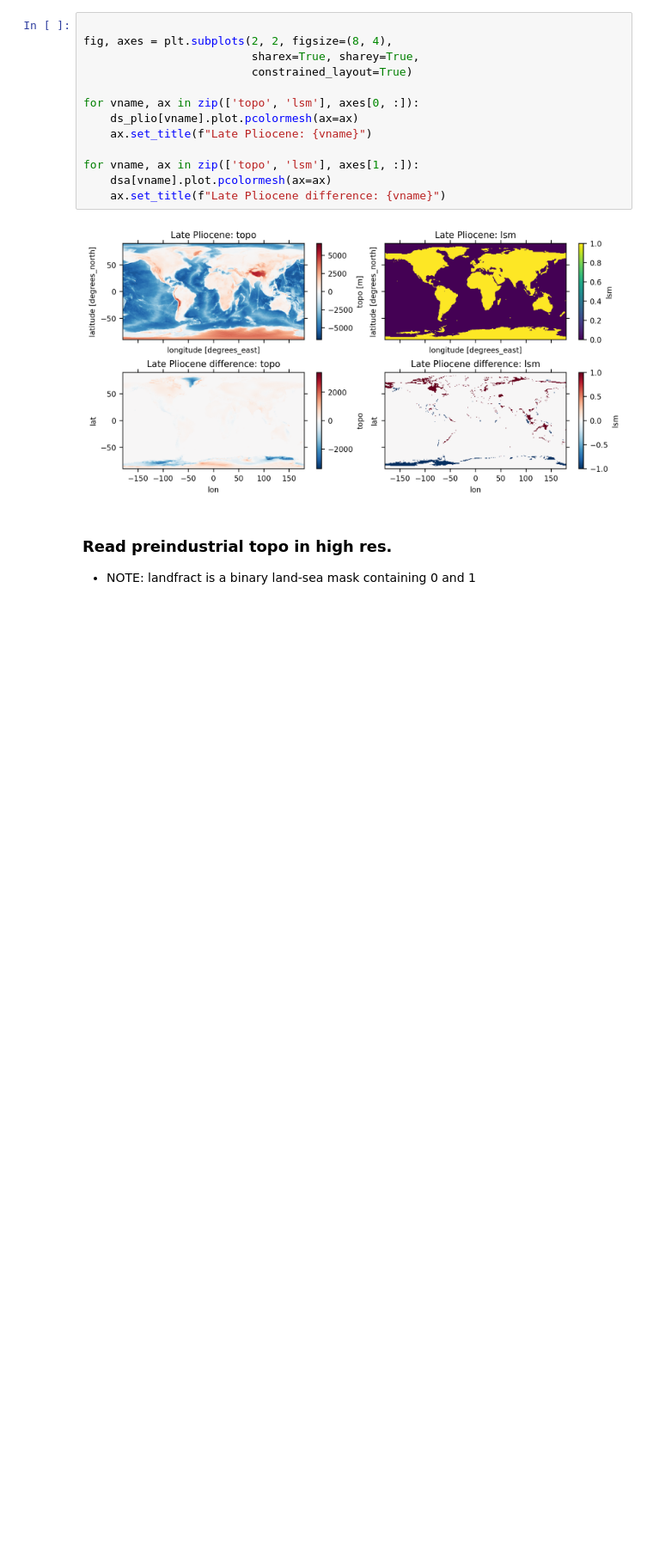
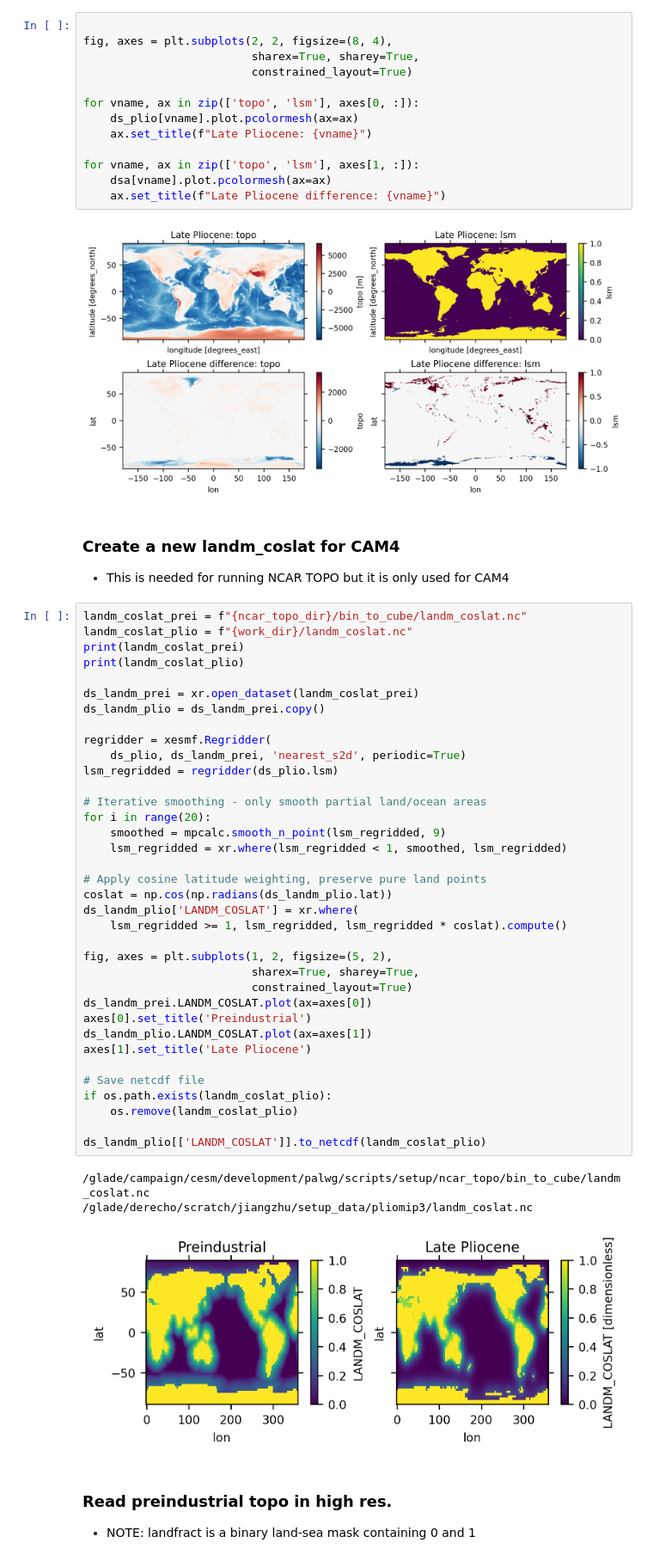
Before and after one commit to jiang-zhu/paleowg-recipes, a Jupyter notebook: cesm3_pliocene/04.setup_cam7_topo_pliomip3.ipynb, the cells around one changed output. Shown at 86% size. Drawn from its saved outputs; the diff is of its cells as text; blank space fills up the shorter version.

```diff
--- a/cesm3_pliocene/04.setup_cam7_topo_pliomip3.ipynb
+++ b/cesm3_pliocene/04.setup_cam7_topo_pliomip3.ipynb
@@ -329,6 +291,49 @@ for vname, ax in zip(['topo', 'lsm'], axes[1, :]):
     ax.set_title(f"Late Pliocene difference: {vname}")
 # %% [output]
 [figure]
+# %% [markdown]
+### Create a new landm_coslat for CAM4
+- This is needed for running NCAR TOPO but it is only used for CAM4
+# %%
+landm_coslat_prei = f"{ncar_topo_dir}/bin_to_cube/landm_coslat.nc"
+landm_coslat_plio = f"{work_dir}/landm_coslat.nc"
+print(landm_coslat_prei)
+print(landm_coslat_plio)
+
+ds_landm_prei = xr.open_dataset(landm_coslat_prei)
+ds_landm_plio = ds_landm_prei.copy()
+
+regridder = xesmf.Regridder(
+    ds_plio, ds_landm_prei, 'nearest_s2d', periodic=True)
+lsm_regridded = regridder(ds_plio.lsm)
+
+# Iterative smoothing - only smooth partial land/ocean areas
+for i in range(20):
+    smoothed = mpcalc.smooth_n_point(lsm_regridded, 9)
+    lsm_regridded = xr.where(lsm_regridded < 1, smoothed, lsm_regridded)
+
+# Apply cosine latitude weighting, preserve pure land points
+coslat = np.cos(np.radians(ds_landm_plio.lat))
+ds_landm_plio['LANDM_COSLAT'] = xr.where(
+    lsm_regridded >= 1, lsm_regridded, lsm_regridded * coslat).compute()
+
+fig, axes = plt.subplots(1, 2, figsize=(5, 2),
+                         sharex=True, sharey=True,
+                         constrained_layout=True)
+ds_landm_prei.LANDM_COSLAT.plot(ax=axes[0])
+axes[0].set_title('Preindustrial')
+ds_landm_plio.LANDM_COSLAT.plot(ax=axes[1])
+axes[1].set_title('Late Pliocene')
+
+# Save netcdf file
+if os.path.exists(landm_coslat_plio):
+    os.remove(landm_coslat_plio)
+
+ds_landm_plio[['LANDM_COSLAT']].to_netcdf(landm_coslat_plio)
+# %% [output]
+/glade/campaign/cesm/development/palwg/scripts/setup/ncar_topo/bin_to_cube/landm_coslat.nc
+/glade/derecho/scratch/jiangzhu/setup_data/pliomip3/landm_coslat.nc
+[figure, new version]
 # %% [markdown]
 ### Read preindustrial topo in high res.
 - NOTE: landfract is a binary land-sea mask containing 0 and 1
```
Also changed, not shown: parts of 13 cells of this notebook.
